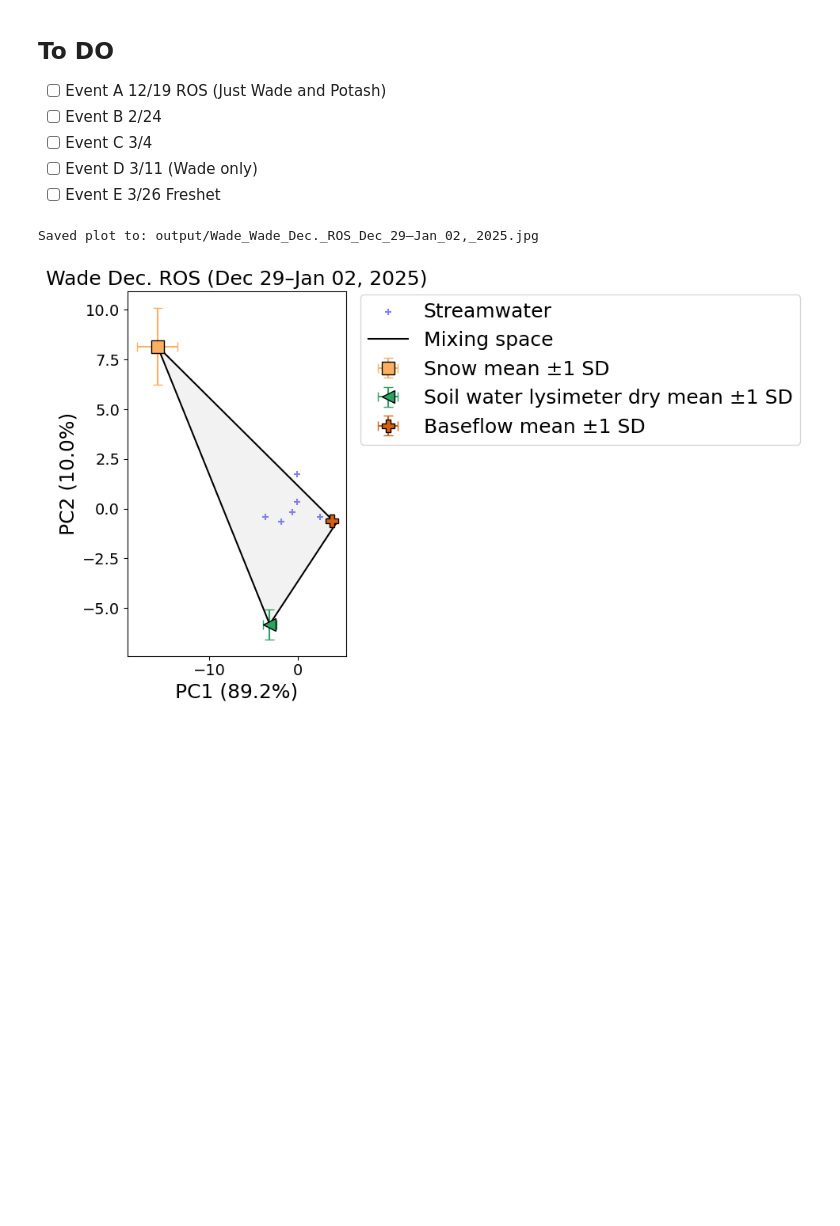
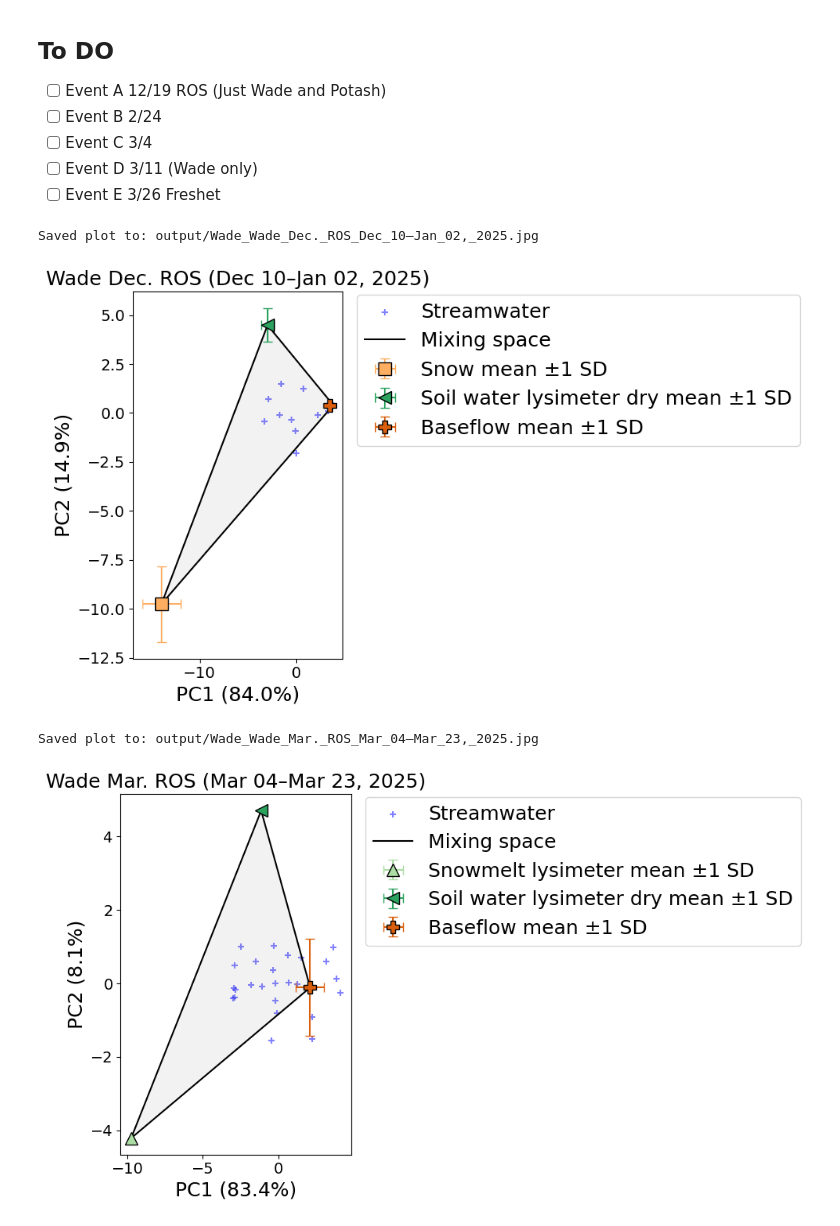
Before and after one commit to MeganEDuffy/EMMA, a Jupyter notebook: EMMA-main/Wade_Hungerford_Potash_RI25_event-PCA_error-bars.ipynb, the cells around one changed output. Drawn from its saved outputs; the diff is of its cells as text; code cells hidden in the pictures; blank space fills up the shorter version.

```diff
--- a/EMMA-main/Wade_Hungerford_Potash_RI25_event-PCA_error-bars.ipynb
+++ b/EMMA-main/Wade_Hungerford_Potash_RI25_event-PCA_error-bars.ipynb
@@ -192,32 +192,54 @@ def plot_event_pca_with_avgEM(
 # %%
 # Load the full RI25 dataset
 df = pd.read_csv("data/newrnet-chemistry/RI25/RI25-IC-ICP-isotope-joined.csv")
 
 ####################
 # Wade RI25 events #
 ####################
 
 # Event A
 # Wade 12/29 ROS event
 # Potential endmembers:
     # "RI25-1126", "RI25-1031", "RI25-1090", "RI25-1183", "RI25-1201", "RI25-1290" 12/06/2024 (good baseflow); potential baseflow 12/10/2024 + 12/28/2024; 03/04/2025; 03/11/2025; 03/03/2025
     # "RI25-1123", "RI25-1115", "RI25-1305" Soil lysimeter dry 12/17/2024; 2/10/2025; 04/04/2024
     # "RI25-1306" Soil water lysimeter wet
     # "RI25-1227", "RI25-1229", "RI25-1301", "RI25-1304" Snowmelt lysimeter 03/07/2025; 03/17/2025; 03/28/2025; 04/04/2025
     # "RI25-1128", "RI25-1130" Snow core 12/10/2024; Snow core post rain 12/12/2024
 
 plot_event_pca_with_avgEM(
     data=df,
     site="Wade",
-    start_date="2024-12-26",
+    start_date="2024-12-10",
     end_date="2025-01-03",
     endmember_ids=["RI25-1128", "RI25-1130", # Snow cores from Dec '24
                    #"RI25-1227", "RI25-1229", "RI25-1301", "RI25-1304", # Snowmelt lysimeter
                    #"RI25-1306", # Soil water lysimeter wet
                    "RI25-1123", "RI25-1115", #"RI25-1305", # Soil water lysimeter dry
-                   "RI25-1126", "RI25-1031", "RI25-1090",],  #Baseflow
-    title="Wade Dec. ROS (Dec 29–Jan 02, 2025)"
+                   "RI25-1126", "RI25-1031", "RI25-1090"],  #Baseflow
+    title="Wade Dec. ROS (Dec 10–Jan 02, 2025)"
 )
+
+# Event B,C
+# Wade 03/03 ROS event
+# Potential endmembers:
+    # "RI25-1126", "RI25-1031", "RI25-1090", "RI25-1183", "RI25-1201", "RI25-1290" 12/06/2024 (good baseflow); potential baseflow 12/10/2024 + 12/28/2024; 03/04/2025; 03/11/2025; 03/03/2025
+    # "RI25-1123", "RI25-1115", "RI25-1305" Soil lysimeter dry 12/17/2024; 2/10/2025; 04/04/2024
+    # "RI25-1306" Soil water lysimeter wet
+    # "RI25-1227", "RI25-1229", "RI25-1301", "RI25-1304" Snowmelt lysimeter 03/07/2025; 03/17/2025; 03/28/2025; 04/04/2025
+    # "RI25-1128", "RI25-1130" Snow core 12/10/2024; Snow core post rain 12/12/2024
+
+plot_event_pca_with_avgEM(
+    data=df,
+    site="Wade",
+    start_date="2025-03-03",
+    end_date="2025-03-28",
+    endmember_ids=["RI25-1229", # Snowmelt lysimeter
+                   "RI25-1115", # Soil water lysimeter dry
+                   "RI25-1183", "RI25-1201", "RI25-1290"],  #Baseflow
+    title="Wade Mar. ROS (Mar 04–Mar 23, 2025)"
+)
 # %% [output]
-Saved plot to: output/Wade_Wade_Dec._ROS_Dec_29–Jan_02,_2025.jpg
+Saved plot to: output/Wade_Wade_Dec._ROS_Dec_10–Jan_02,_2025.jpg
-[figure, old version]
+[figure, new version]
+Saved plot to: output/Wade_Wade_Mar._ROS_Mar_04–Mar_23,_2025.jpg
+[figure, added]
```
Also changed, not shown: 8 other files.
